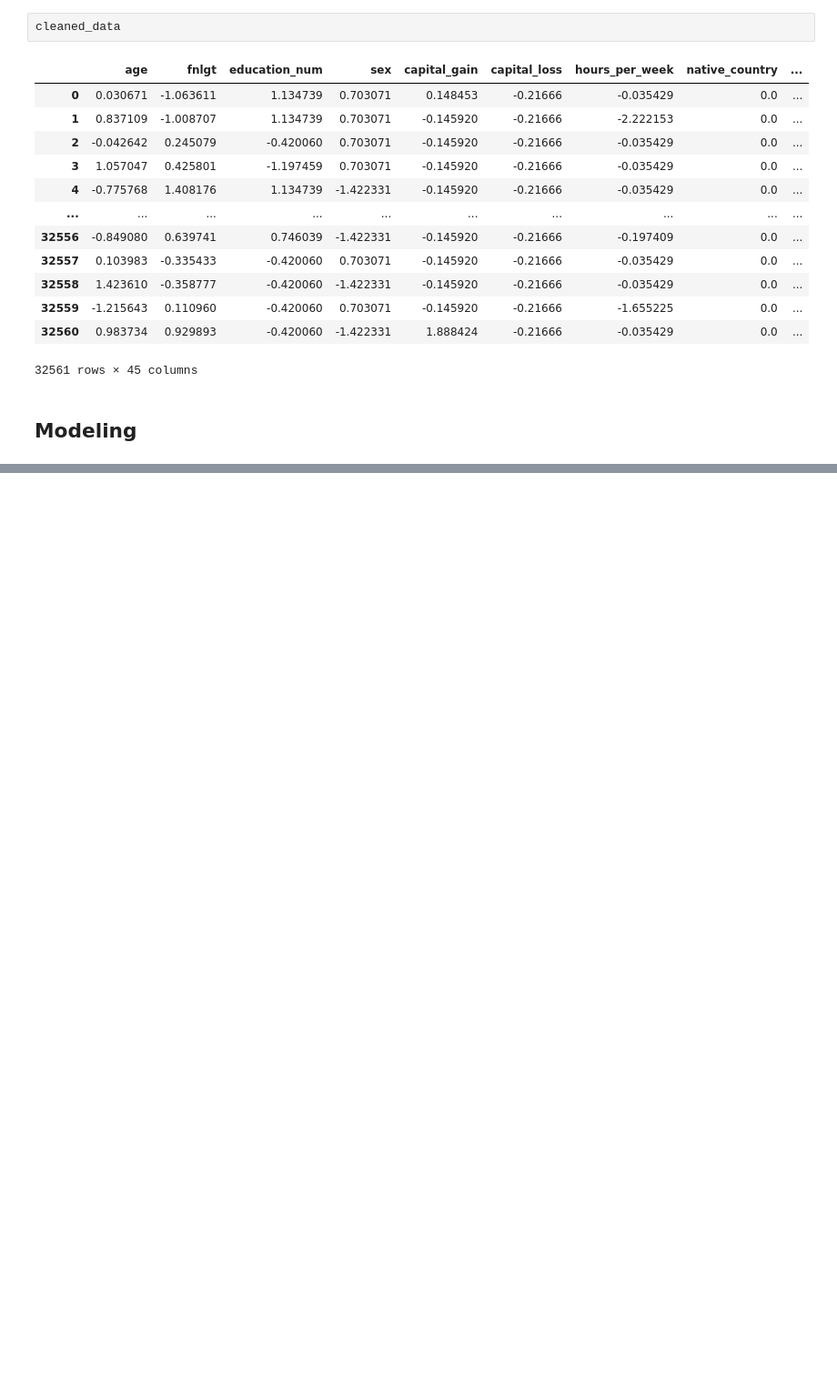
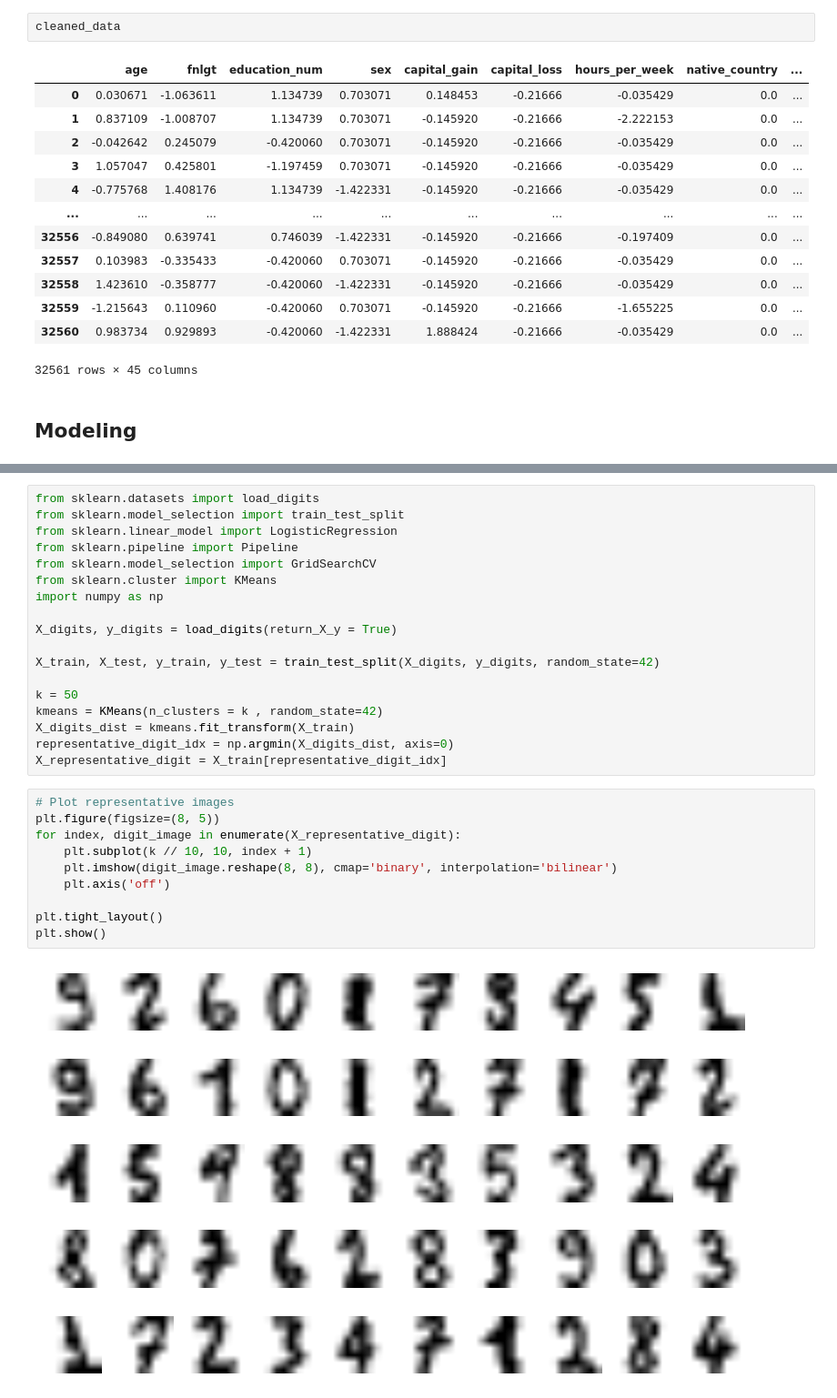
Before and after one commit to Alhamza-Mohamed/Hands-on-machine-learning-course, a Jupyter notebook: chapter 9/chapter 9 clustring.ipynb, the cells around one changed output, grey strips where cells are left out. Shown at 91% size. Cells and saved outputs as stored; diff of their text form; blank space fills up the shorter version.

```diff
--- a/chapter 9/chapter 9 clustring.ipynb
+++ b/chapter 9/chapter 9 clustring.ipynb
@@ -133,0 +265,30 @@ array([0, 1, 0, ..., 0, 0, 1], dtype=int32)
+# %%
+from sklearn.datasets import load_digits
+from sklearn.model_selection import train_test_split
+from sklearn.linear_model import LogisticRegression
+from sklearn.pipeline import Pipeline
+from sklearn.model_selection import GridSearchCV
+from sklearn.cluster import KMeans
+import numpy as np
+
+X_digits, y_digits = load_digits(return_X_y = True)
+
+X_train, X_test, y_train, y_test = train_test_split(X_digits, y_digits, random_state=42)
+
+k = 50
+kmeans = KMeans(n_clusters = k , random_state=42)
+X_digits_dist = kmeans.fit_transform(X_train)
+representative_digit_idx = np.argmin(X_digits_dist, axis=0)
+X_representative_digit = X_train[representative_digit_idx]
+# %%
+# Plot representative images
+plt.figure(figsize=(8, 5))
+for index, digit_image in enumerate(X_representative_digit):
+    plt.subplot(k // 10, 10, index + 1)
+    plt.imshow(digit_image.reshape(8, 8), cmap='binary', interpolation='bilinear')
+    plt.axis('off')
+
+plt.tight_layout()
+plt.show()
+# %% [output]
+[figure, added]
```
Also changed, not shown: parts of 21 cells of this notebook.
